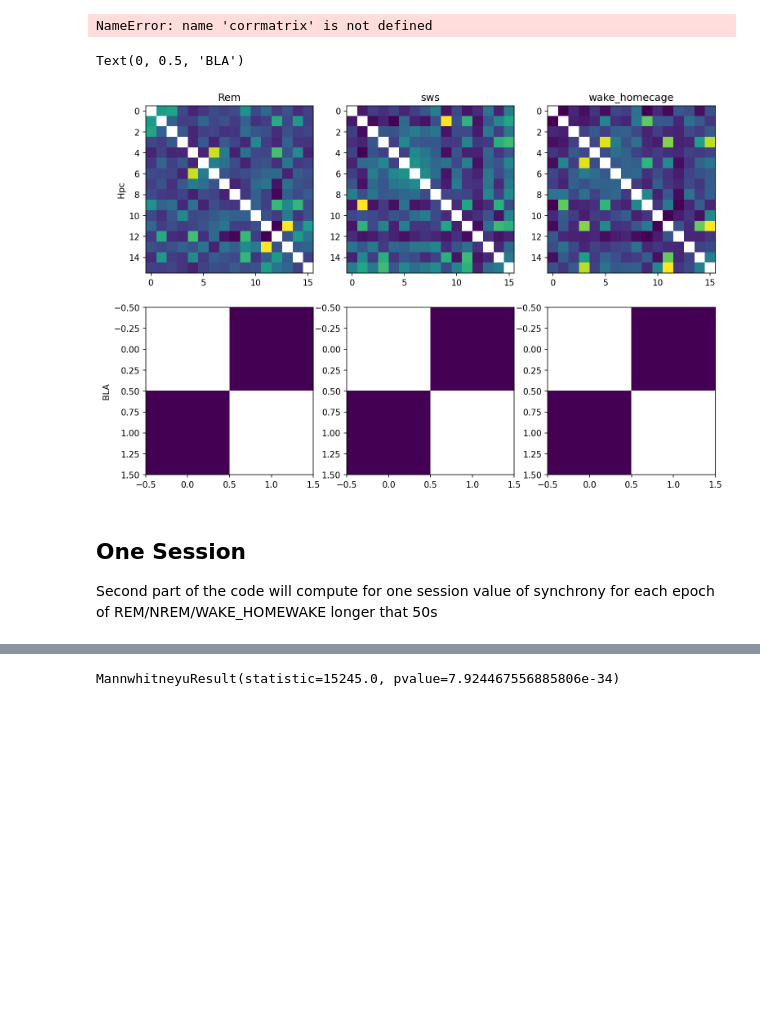
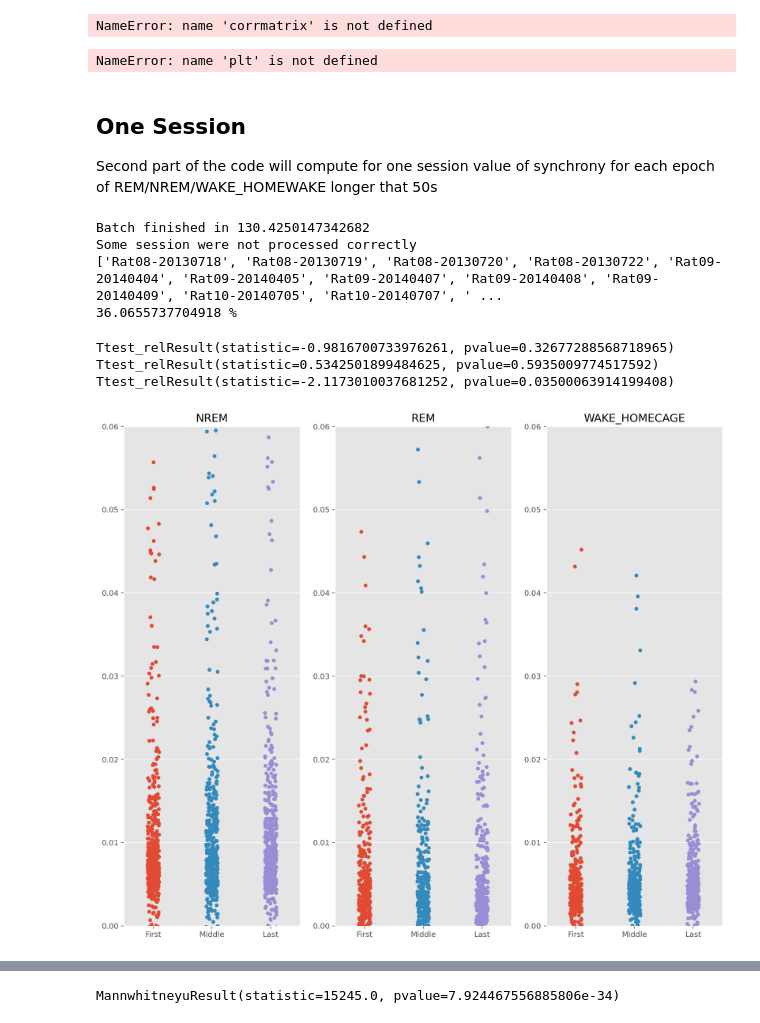
Before and after one commit to KBillel/Amy-Hpc-sleep-dynamcics-python, a Jupyter notebook: synchrony2.ipynb, the cells around one changed output, grey strips where cells are left out. Cells and saved outputs as stored; diff of their text form; code cells hidden in the pictures; blank space fills up the shorter version.

```diff
--- a/synchrony2.ipynb
+++ b/synchrony2.ipynb
@@ -63,14 +64,13 @@ NameError: name 'corrmatrix' is not defined
 # %%
 fig,ax = plt.subplots(2,3,dpi = 150,figsize = (12,8))
 for i,state in enumerate(states):
-    ax[0,i].imshow(filter_corr_matrix(corrmatrix[state],'Hpc','Pyr',metadata),aspect = 'equal')
-    ax[1,i].imshow(filter_corr_matrix(corrmatrix[state],'BLA','Pyr',metadata),aspect = 'equal')
+    ax[0,i].imshow(filter_corr_matrix(corrmatrix[state],'BLA','Pyr',metadata),aspect = 'equal',vmin = -0.05, vmax = 0.05)
+    ax[1,i].imshow(filter_corr_matrix(corrmatrix[state],'BLA','Int',metadata),aspect = 'equal',vmin = -0.05, vmax = 0.05)
     ax[0,i].set_title(state)
-ax[0,0].set_ylabel('Hpc')
-ax[1,0].set_ylabel('BLA')
+ax[0,0].set_ylabel('Pyr')
+ax[1,0].set_ylabel('Int')
 # %% [output]
-Text(0, 0.5, 'BLA')
+NameError: name 'plt' is not defined
-[figure, removed]
 # %% [markdown]
 ## One Session
 Second part of the code will compute for one session value of synchrony for each epoch of REM/NREM/WAKE_HOMEWAKE longer that 50s
@@ -91,0 +167,46 @@ def synchrony(actmat,region,types,metadata,binSize = 0.025,restrict = None):
+# %%
+kwargs = {'stru': 'BLA',
+          'binSize': 0.1,
+          'binSize_norm':30,
+          'nbins':
+          {
+              'REM': 3,
+              'NREM': 3,
+              'WAKE_HOMECAGE': 3
+          },
+          'min_duration':
+          {
+              'REM': 30,
+              'NREM': 200,
+              'WAKE_HOMECAGE': 200
+          },
+          'time_from_border':
+          {'REM': 5,
+           'NREM': 20,
+           'WAKE_HOMECAGE': 20
+           }
+          }
+batch, metadata = bk.load.batch(main, **kwargs)
+# b,m = main(bk.load.base,'Rat08/Rat08-20130713',**kwargs)
+# %% [output]
+Batch finished in 130.4250147342682
+Some session were not processed correctly
+['Rat08-20130718', 'Rat08-20130719', 'Rat08-20130720', 'Rat08-20130722', 'Rat09-20140404', 'Rat09-20140405', 'Rat09-20140407', 'Rat09-20140408', 'Rat09-20140409', 'Rat10-20140705', 'Rat10-20140707', ' ...
+36.0655737704918 %
+# %%
+fig,ax = plt.subplots(1,3,dpi = 180, figsize = (14,12))
+
+states = ['NREM','REM','WAKE_HOMECAGE']
+for i,state in enumerate(states):
+    y = merge(batch)[state]
+    df = pd.DataFrame(y,columns=['First','Middle','Last'])
+    print(scipy.stats.ttest_rel(y[:,0],y[:,2]))
+
+    sns.stripplot(data = df,ax = ax[i])
+    ax[i].set_ylim(0,0.06)
+    ax[i].set_title(state)
+# %% [output]
+Ttest_relResult(statistic=-0.9816700733976261, pvalue=0.32677288568718965)
+Ttest_relResult(statistic=0.5342501899484625, pvalue=0.5935009774517592)
+Ttest_relResult(statistic=-2.1173010037681252, pvalue=0.03500063914199408)
+[figure, added]
```
Also changed, not shown: parts of 16 cells of this notebook, 52 other files.
